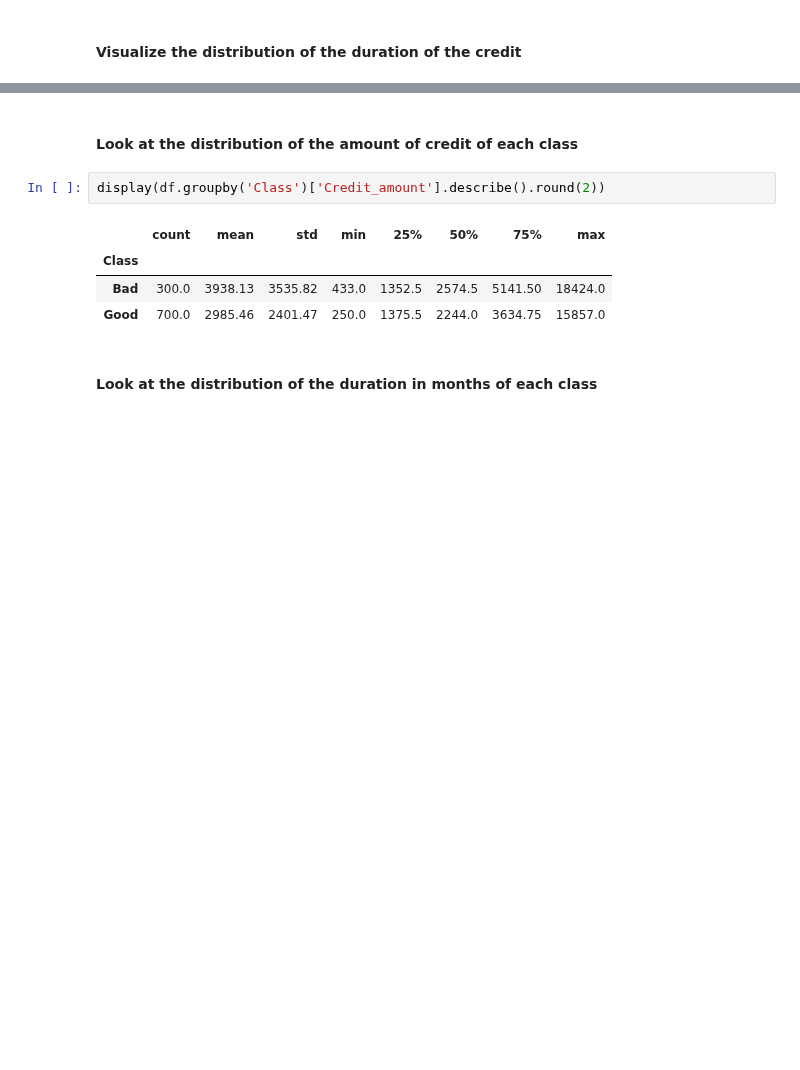
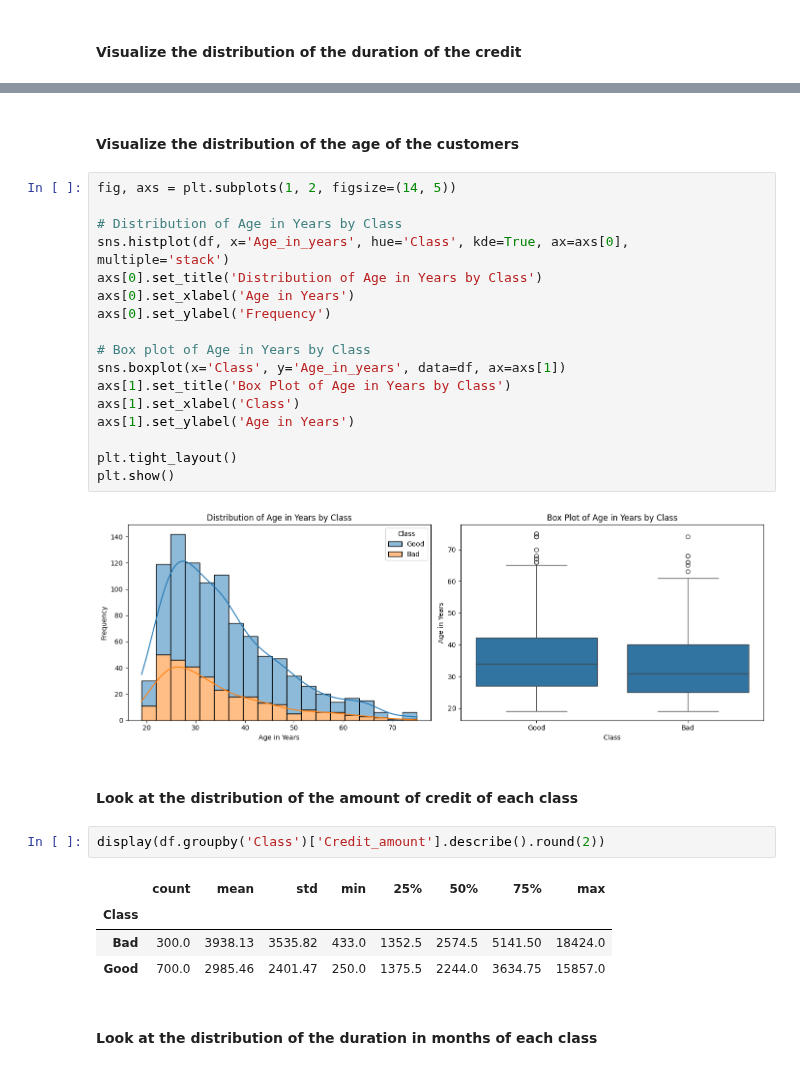
Before and after one commit to GittiGitus/Deep_Learning, a Jupyter notebook: experiments.ipynb, the cells around one changed output, grey strips where cells are left out. Drawn from its saved outputs; the diff is of its cells as text; blank space fills up the shorter version.

```diff
--- a/experiments.ipynb
+++ b/experiments.ipynb
@@ -344,3 +324,24 @@ plt.show()
+# %% [markdown]
+#### Visualize the distribution of the age of the customers
+# %%
+fig, axs = plt.subplots(1, 2, figsize=(14, 5))
+
+# Distribution of Age in Years by Class
+sns.histplot(df, x='Age_in_years', hue='Class', kde=True, ax=axs[0], multiple='stack')
+axs[0].set_title('Distribution of Age in Years by Class')
+axs[0].set_xlabel('Age in Years')
+axs[0].set_ylabel('Frequency')
+
+# Box plot of Age in Years by Class
+sns.boxplot(x='Class', y='Age_in_years', data=df, ax=axs[1])
+axs[1].set_title('Box Plot of Age in Years by Class')
+axs[1].set_xlabel('Class')
+axs[1].set_ylabel('Age in Years')
+
+plt.tight_layout()
+plt.show()
+# %% [output]
+[figure, added]
 # %% [markdown]
 #### Look at the distribution of the amount of credit of each class
 # %%
```
Also changed, not shown: parts of 18 cells of this notebook.
